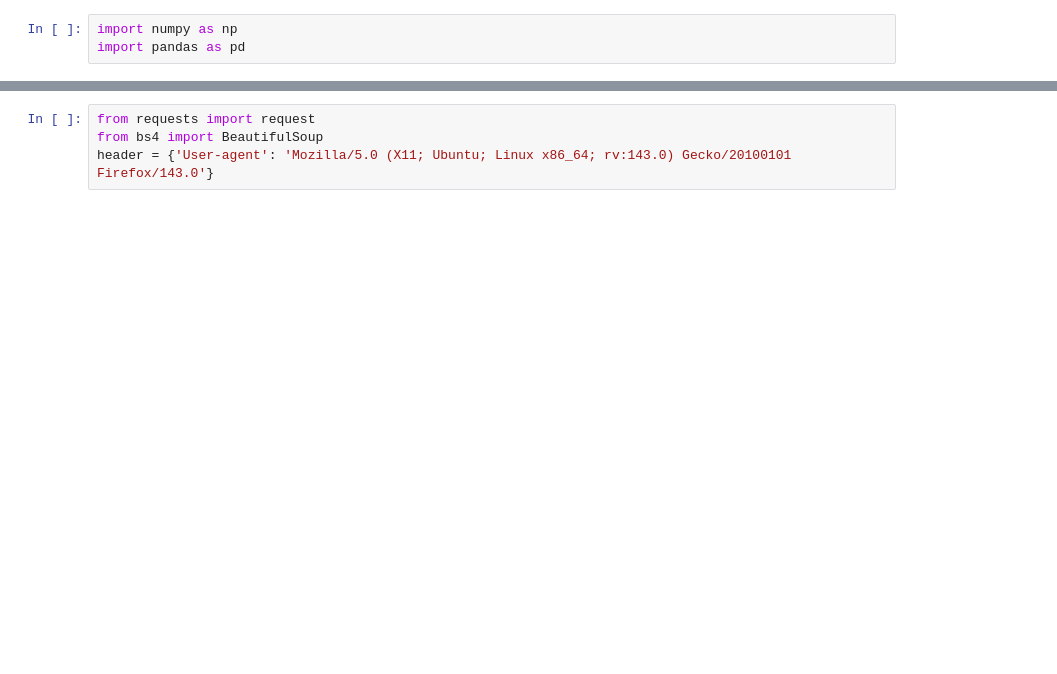
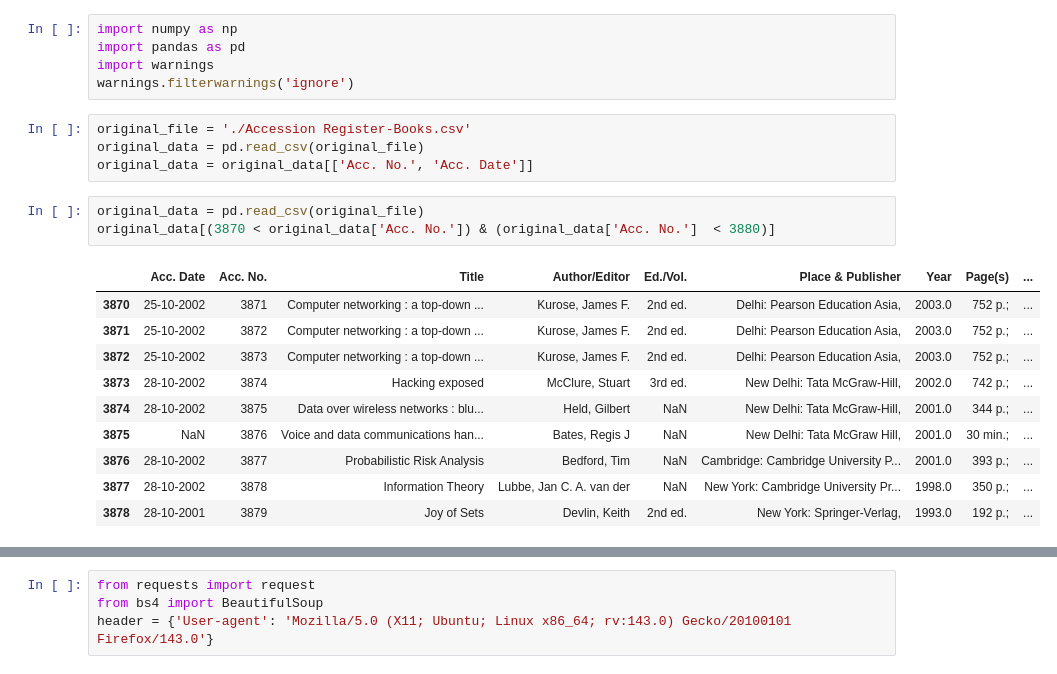
Before and after one commit to TheRoyalAK/BookFinder, a Jupyter notebook: AccNoISBN.ipynb, the cells around one changed output, grey strips where cells are left out. Drawn from its saved outputs; the diff is of its cells as text; blank space fills up the shorter version.

```diff
--- a/AccNoISBN.ipynb
+++ b/AccNoISBN.ipynb
@@ -1,3 +1,23 @@
 # %%
 import numpy as np
 import pandas as pd
+import warnings
+warnings.filterwarnings('ignore')
+# %%
+original_file = './Accession Register-Books.csv'
+original_data = pd.read_csv(original_file)
+original_data = original_data[['Acc. No.', 'Acc. Date']]
+# %%
+original_data = pd.read_csv(original_file)
+original_data[(3870 < original_data['Acc. No.']) & (original_data['Acc. No.']  < 3880)]
+# %% [output]
+|  | Acc. Date | Acc. No. | Title | Author/Editor | Ed./Vol. | Place & Publisher | Year | Page(s) | ... |
+| 3870 | 25-10-2002 | 3871 | Computer networking : a top-down ... | Kurose, James F. | 2nd ed. | Delhi: Pearson Education Asia, | 2003.0 | 752 p.; | ... |
+| 3871 | 25-10-2002 | 3872 | Computer networking : a top-down ... | Kurose, James F. | 2nd ed. | Delhi: Pearson Education Asia, | 2003.0 | 752 p.; | ... |
+| 3872 | 25-10-2002 | 3873 | Computer networking : a top-down ... | Kurose, James F. | 2nd ed. | Delhi: Pearson Education Asia, | 2003.0 | 752 p.; | ... |
+| 3873 | 28-10-2002 | 3874 | Hacking exposed | McClure, Stuart | 3rd ed. | New Delhi: Tata McGraw-Hill, | 2002.0 | 742 p.; | ... |
+| 3874 | 28-10-2002 | 3875 | Data over wireless networks : blu... | Held, Gilbert | NaN | New Delhi: Tata McGraw-Hill, | 2001.0 | 344 p.; | ... |
+| 3875 | NaN | 3876 | Voice and data communications han... | Bates, Regis J | NaN | New Delhi: Tata McGraw Hill, | 2001.0 | 30 min.; | ... |
+| 3876 | 28-10-2002 | 3877 | Probabilistic Risk Analysis | Bedford, Tim | NaN | Cambridge: Cambridge University P... | 2001.0 | 393 p.; | ... |
+| 3877 | 28-10-2002 | 3878 | Information Theory | Lubbe, Jan C. A. van der | NaN | New York: Cambridge University Pr... | 1998.0 | 350 p.; | ... |
+| 3878 | 28-10-2001 | 3879 | Joy of Sets | Devlin, Keith | 2nd ed. | New York: Springer-Verlag, | 1993.0 | 192 p.; | ... |
```
Also changed, not shown: parts of 30 cells of this notebook, 16 other files.
